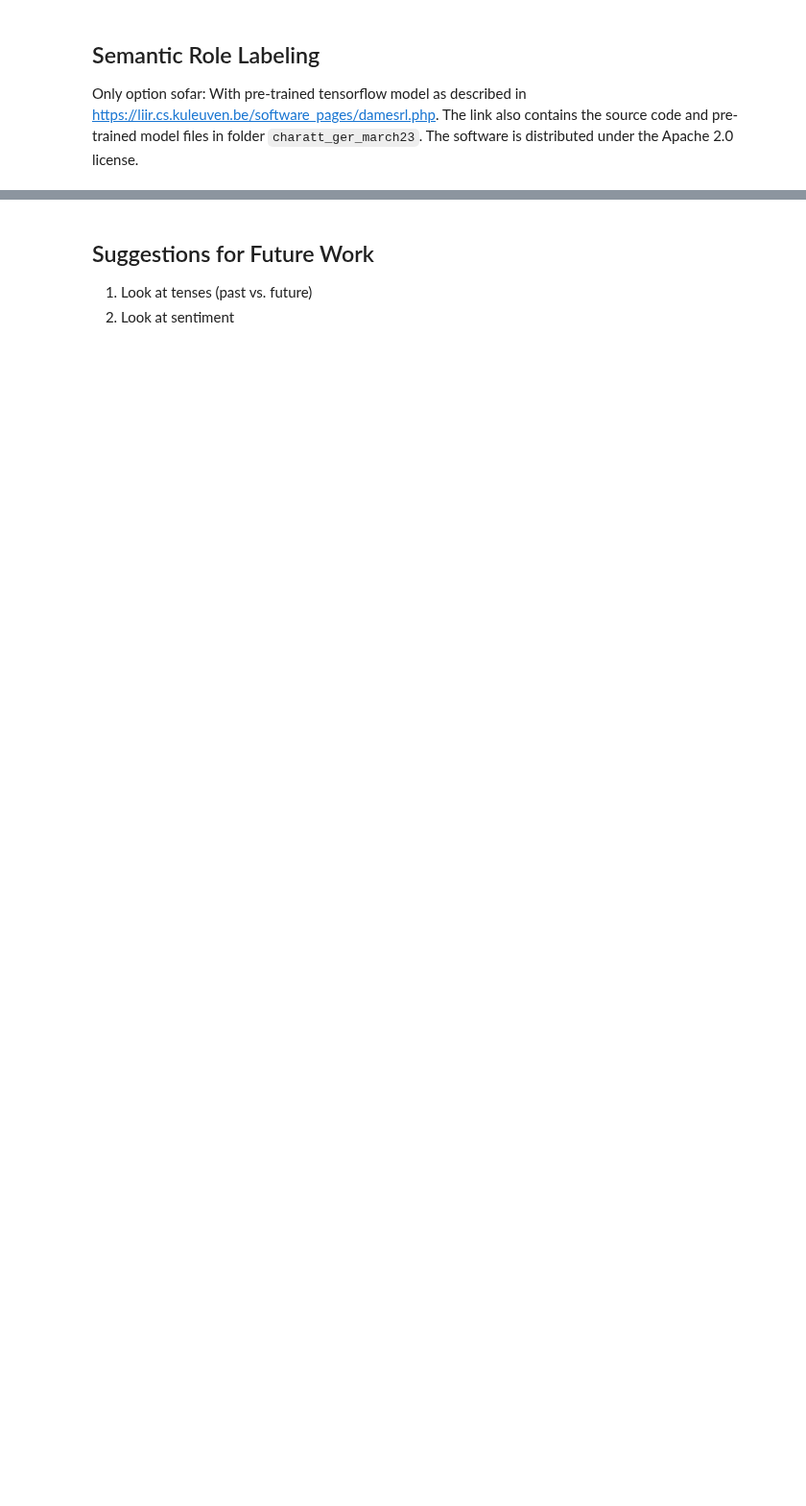
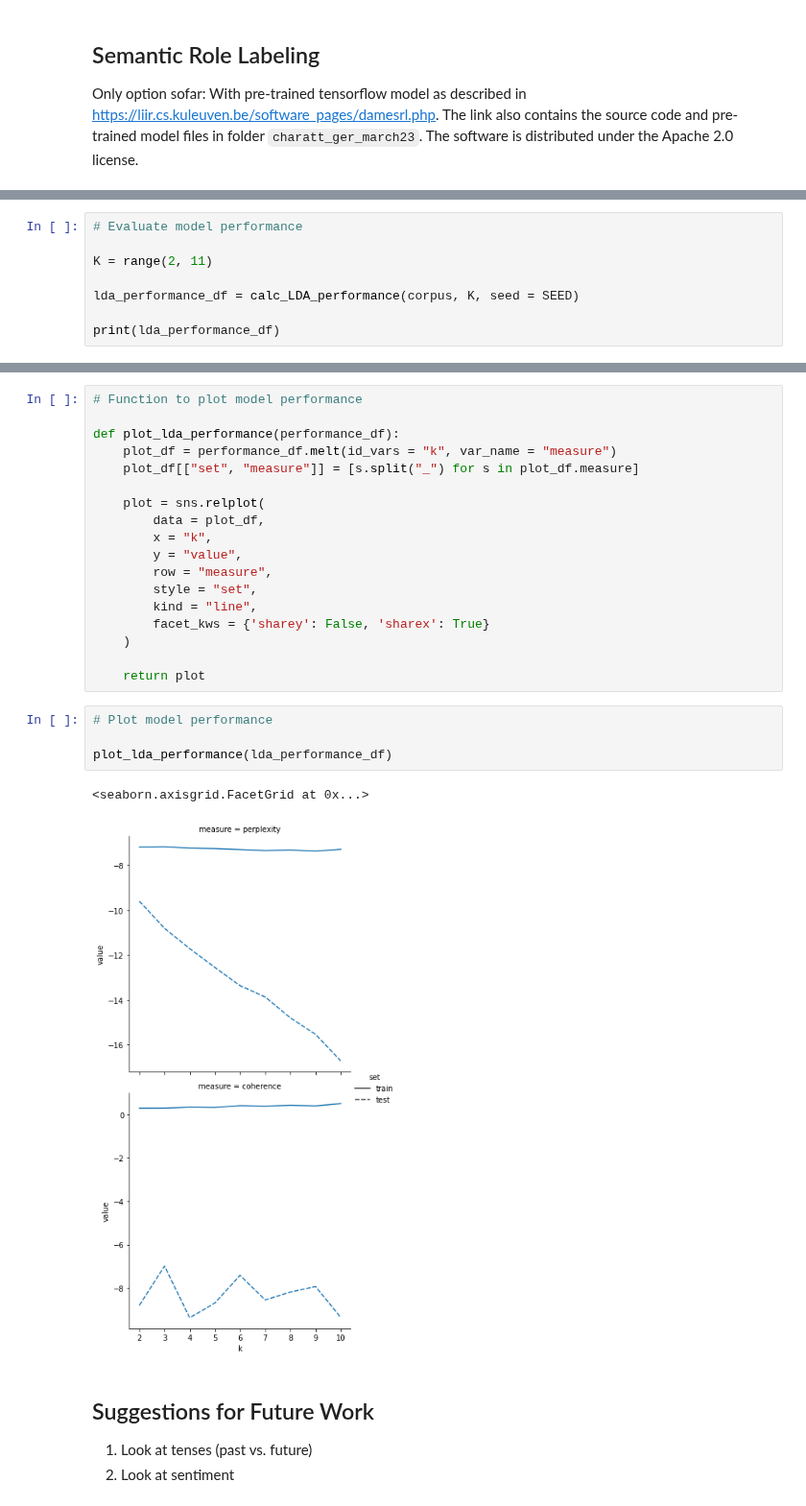
Before and after one commit to navigating-stories/notebooks, a Jupyter notebook: ger_nlp_test.ipynb, the cells around one changed output, grey strips where cells are left out. Shown at 96% size. Saved outputs shown, nothing was run; the diff lists cells and outputs as text; blank space fills up the shorter version.

```diff
--- a/ger_nlp_test.ipynb
+++ b/ger_nlp_test.ipynb
@@ -329,0 +554,8 @@ Only option sofar: With pre-trained tensorflow model as described in https://lii
+# %%
+# Evaluate model performance
+
+K = range(2, 11)
+
+lda_performance_df = calc_LDA_performance(corpus, K, seed = SEED)
+
+print(lda_performance_df)
@@ -330,3 +573,28 @@ Only option sofar: With pre-trained tensorflow model as described in https://lii
+# %%
+# Function to plot model performance
+
+def plot_lda_performance(performance_df):
+    plot_df = performance_df.melt(id_vars = "k", var_name = "measure")
+    plot_df[["set", "measure"]] = [s.split("_") for s in plot_df.measure]
+
+    plot = sns.relplot(
+        data = plot_df,
+        x = "k",
+        y = "value",
+        row = "measure",
+        style = "set",
+        kind = "line",
+        facet_kws = {'sharey': False, 'sharex': True}
+    )
+
+    return plot
+# %%
+# Plot model performance
+
+plot_lda_performance(lda_performance_df)
+# %% [output]
+<seaborn.axisgrid.FacetGrid at 0x...>
+[figure, added]
 # %% [markdown]
 ## Suggestions for Future Work
 
```
Also changed, not shown: parts of 26 cells of this notebook.
